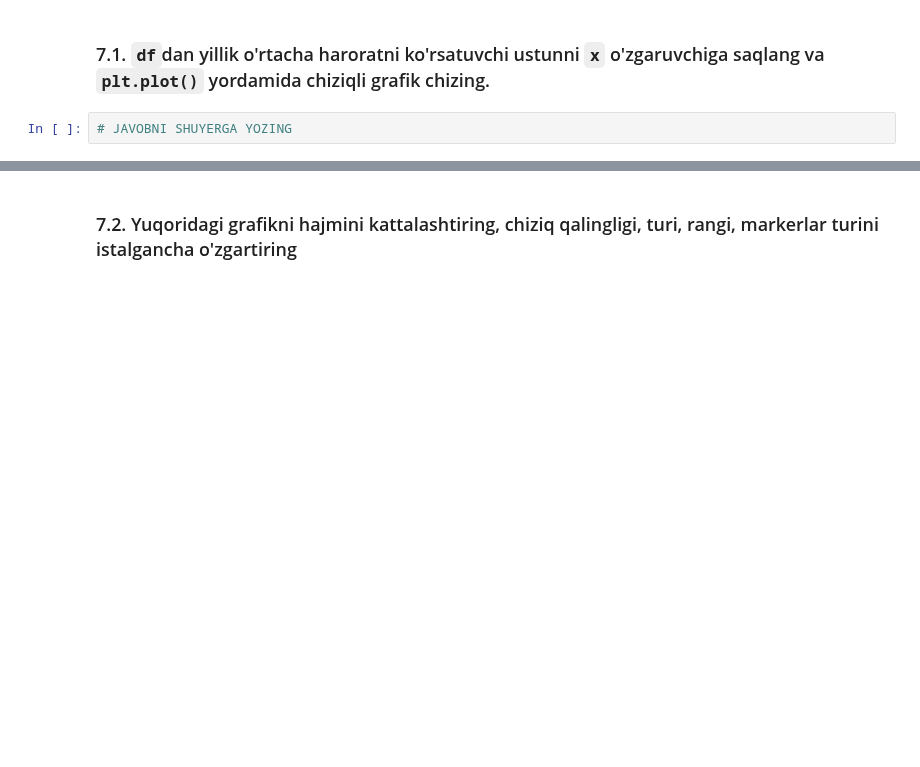
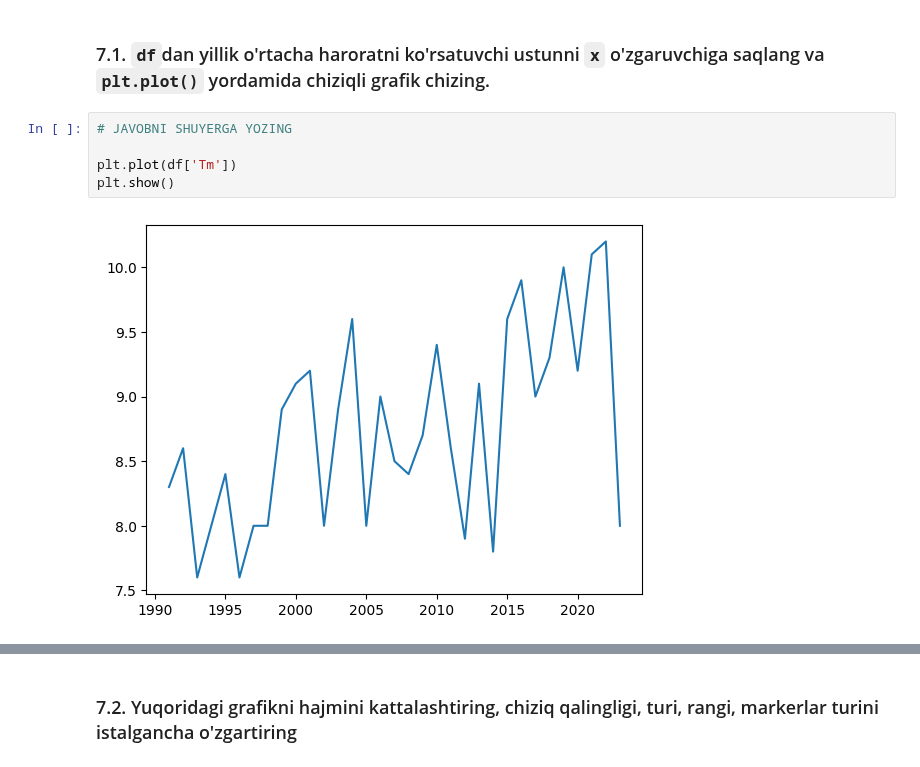
Before and after one commit to Shermukhammat/Mohirdev_Data_Science_praktikum, a Jupyter notebook: visualization/04_VISUAL_AMALIYOT_01_matplotlib.ipynb, the cells around one changed output, grey strips where cells are left out. Cells and saved outputs as stored; diff of their text form; blank space fills up the shorter version.

```diff
--- a/visualization/04_VISUAL_AMALIYOT_01_matplotlib.ipynb
+++ b/visualization/04_VISUAL_AMALIYOT_01_matplotlib.ipynb
@@ -257,6 +307,11 @@ df.to_csv("tashtemp.csv")
 ### 7.1. `df`dan yillik o'rtacha haroratni ko'rsatuvchi ustunni `x` o'zgaruvchiga saqlang va `plt.plot()` yordamida chiziqli grafik chizing.
 # %%
 # JAVOBNI SHUYERGA YOZING
+
+plt.plot(df['Tm'])
+plt.show()
+# %% [output]
+[figure, added]
 # %%
 #@title To'g'ri javob
 import matplotlib.pyplot as plt
```
Also changed, not shown: parts of 20 cells of this notebook.
